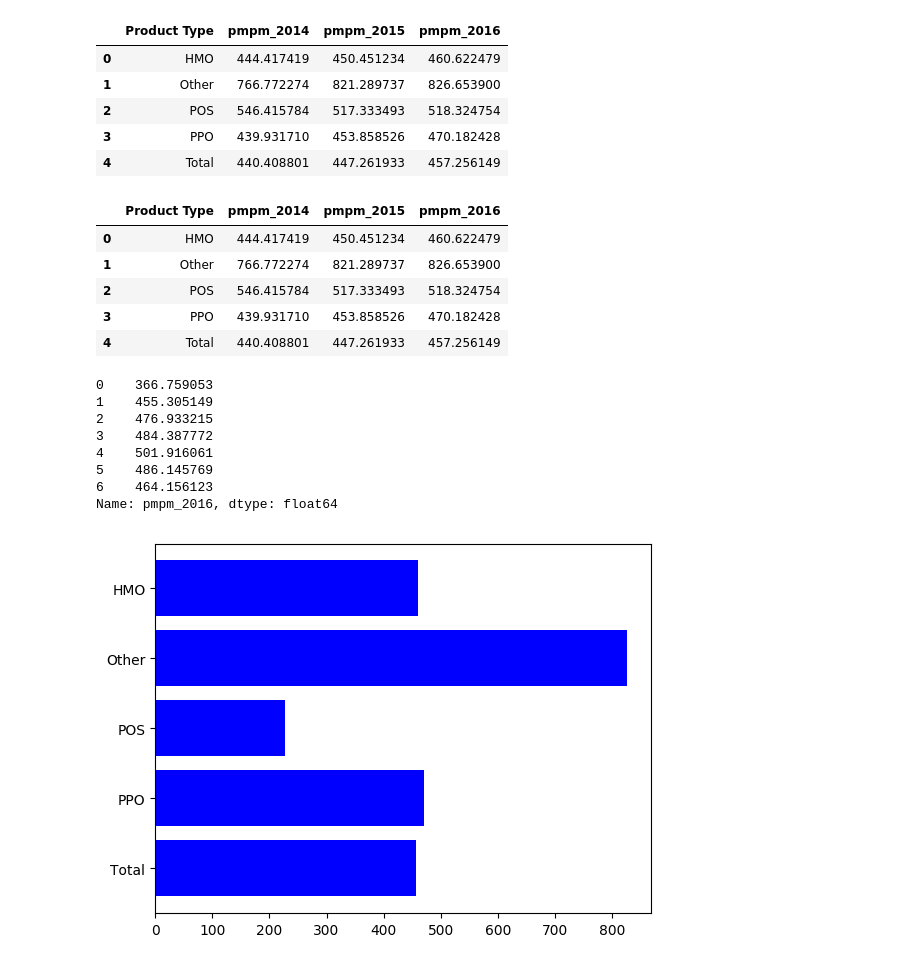
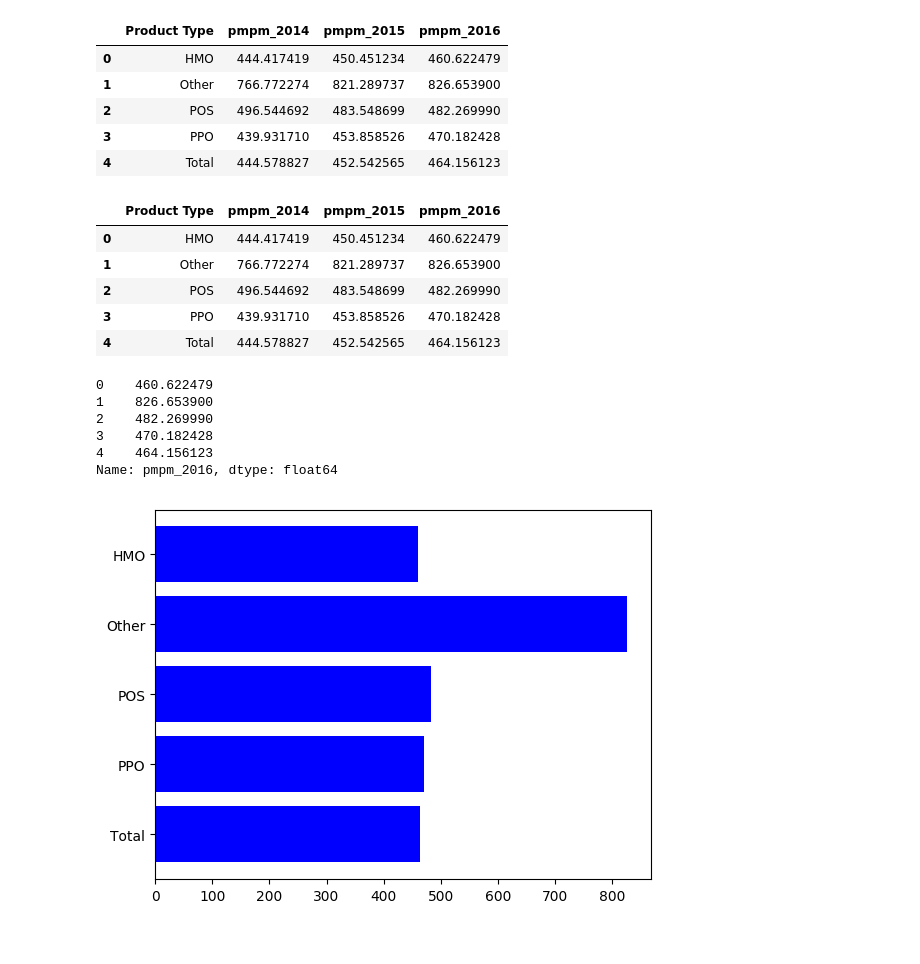
Before and after one commit to ellen-liu/chia2018, a Jupyter notebook: pmpm_by_product.ipynb, the cells around one changed output. Saved outputs shown, nothing was run; the diff lists cells and outputs as text; code cells hidden in the pictures.

Commit message:
change DF names and add modified data to product type

```diff
--- a/pmpm_by_product.ipynb
+++ b/pmpm_by_product.ipynb
@@ -45,61 +45,59 @@ premiums
 | 3 | Fully-Insured | PPO | 2.368609e+09 | 2.554418e+09 | 2.772592e+09 | 439.93 | ... |
 | 4 | Fully-Insured | Total | 9.130677e+09 | 9.593044e+09 | 1.000609e+10 | 444.58 | ... |
 # %%
-new_df = pd.DataFrame(columns = ['Product Type','pmpm_2014','pmpm_2015','pmpm_2016'])
-new_df['Product Type'] = enrollment['Product Type']
-new_df['pmpm_2014'] = agg_premiums['agg_premiums_2014']/months['months_2014']
-new_df['pmpm_2015'] = agg_premiums['agg_premiums_2015']/months['months_2015']
-new_df['pmpm_2016'] = agg_premiums['agg_premiums_2016']/months['months_2016']
-new_df
+pmpm = pd.DataFrame(columns = ['Product Type','pmpm_2014','pmpm_2015','pmpm_2016'])
+pmpm['Product Type'] = enrollment['Product Type']
+pmpm['pmpm_2014'] = agg_premiums['agg_premiums_2014']/months['months_2014']
+pmpm['pmpm_2015'] = agg_premiums['agg_premiums_2015']/months['months_2015']
+pmpm['pmpm_2016'] = agg_premiums['agg_premiums_2016']/months['months_2016']
+pmpm
 # %% [output]
 |  | Product Type | pmpm_2014 | pmpm_2015 | pmpm_2016 |
 | 0 | HMO | 444.417419 | 450.451234 | 460.622479 |
 | 1 | Other | 766.772274 | 821.289737 | 826.653900 |
-| 2 | POS | 546.415784 | 517.333493 | 518.324754 |
+| 2 | POS | 496.544692 | 483.548699 | 482.269990 |
 | 3 | PPO | 439.931710 | 453.858526 | 470.182428 |
-| 4 | Total | 440.408801 | 447.261933 | 457.256149 |
+| 4 | Total | 444.578827 | 452.542565 | 464.156123 |
 # %%
-pmpm = ['pmpm_2014','pmpm_2015','pmpm_2016']
-loop_df = pd.DataFrame(columns = ['Product Type'] + pmpm)
+cols = ['pmpm_2014','pmpm_2015','pmpm_2016']
+loop_pmpm = pd.DataFrame(columns = ['Product Type'] + cols)
 for i in range(3):
     agg = agg_cols[i]
     mth = mth_cols[i]
-    loop_df[pmpm[i]] = agg_premiums[agg]/months[mth]
-loop_df['Product Type'] = enrollment['Product Type']
+    loop_pmpm[cols[i]] = agg_premiums[agg]/months[mth]
+loop_pmpm['Product Type'] = enrollment['Product Type']
 
-loop_df
+loop_pmpm
 # %% [output]
 |  | Product Type | pmpm_2014 | pmpm_2015 | pmpm_2016 |
 | 0 | HMO | 444.417419 | 450.451234 | 460.622479 |
 | 1 | Other | 766.772274 | 821.289737 | 826.653900 |
-| 2 | POS | 546.415784 | 517.333493 | 518.324754 |
+| 2 | POS | 496.544692 | 483.548699 | 482.269990 |
 | 3 | PPO | 439.931710 | 453.858526 | 470.182428 |
-| 4 | Total | 440.408801 | 447.261933 | 457.256149 |
+| 4 | Total | 444.578827 | 452.542565 | 464.156123 |
 # %%
-loop_df['pmpm_2016']
+loop_pmpm['pmpm_2016']
 # %% [output]
-0    366.759053
-1    455.305149
-2    476.933215
-3    484.387772
-4    501.916061
-5    486.145769
-6    464.156123
+0    460.622479
+1    826.653900
+2    482.269990
+3    470.182428
+4    464.156123
 Name: pmpm_2016, dtype: float64
 # %%
 
 
 plt.rcdefaults()
 fig, ax = plt.subplots()
 
 # Example data
-ax.barh(loop_df['Product Type'], loop_df['pmpm_2016'], align='center',
+ax.barh(loop_pmpm['Product Type'], loop_pmpm['pmpm_2016'], align='center',
         color='blue')
-ax.set_yticks(loop_df['Product Type'])
+ax.set_yticks(loop_pmpm['Product Type'])
 
-ax.set_yticklabels(loop_df['Product Type'])
+ax.set_yticklabels(loop_pmpm['Product Type'])
 ax.invert_yaxis()  # labels read top-to-bottom
 
 plt.show()
 # %% [output]
-[figure, old version]
+[figure, new version]
```
Also changed, not shown: parts of 2 cells of this notebook, 3 other files.
